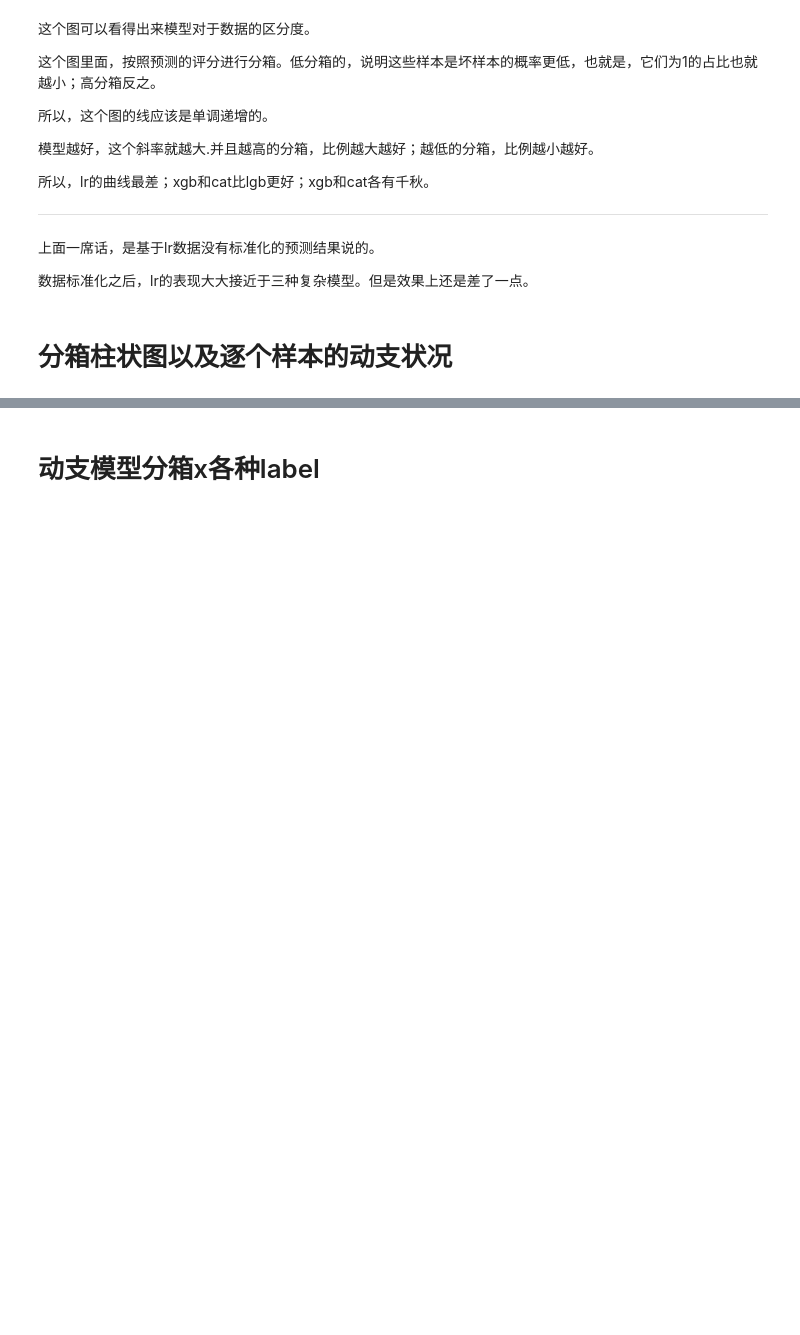
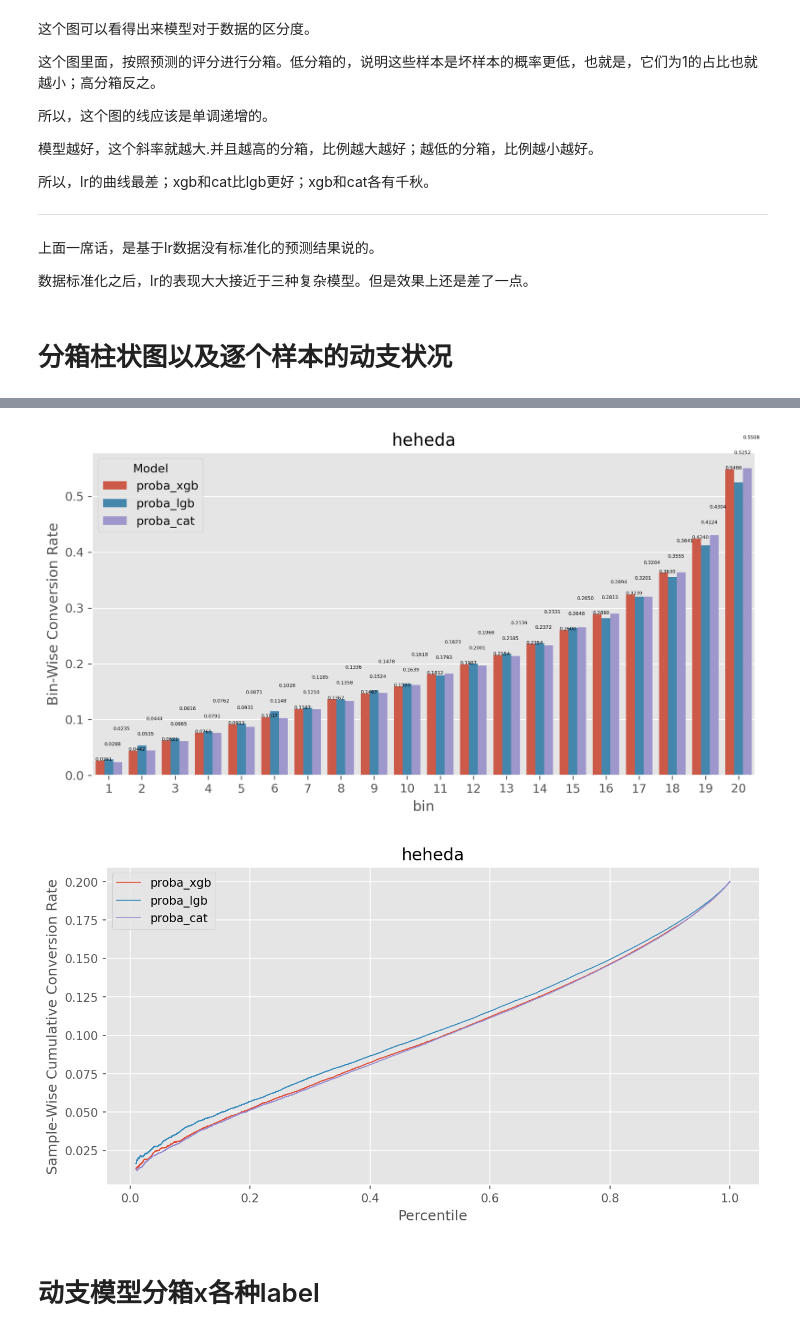
Before and after one commit to XMK233/ML_Tryout, a Jupyter notebook: 1-常用模型评价指标.ipynb, the cells around one changed output, grey strips where cells are left out. Drawn from its saved outputs; the diff is of its cells as text; code cells hidden in the pictures; blank space fills up the shorter version.

```diff
--- a/1-常用模型评价指标.ipynb
+++ b/1-常用模型评价指标.ipynb
@@ -1084,3 +1129,16 @@ model_test_nindexs_models_v2(
+# %%
+model_test_nindexs_models_v2(
+    cross,
+    "label", "tag",
+    "heheda",
+    ["proba_xgb", "proba_lgb", "proba_cat"], # , "proba_ngb", "proba_rf", "proba_nn", "proba_lr",
+    ["proba_xgb", "proba_lgb", "proba_cat"], #  , "proba_ngb", "proba_rf", "proba_nn", "proba_lr",
+    0.01,
+
+)
+# %% [output]
+[figure, added]
+[figure, added]
 # %% [markdown]
 # 动支模型分箱x各种label
 # %% [markdown]
```
Also changed, not shown: parts of 8 cells of this notebook, 2 other files.
